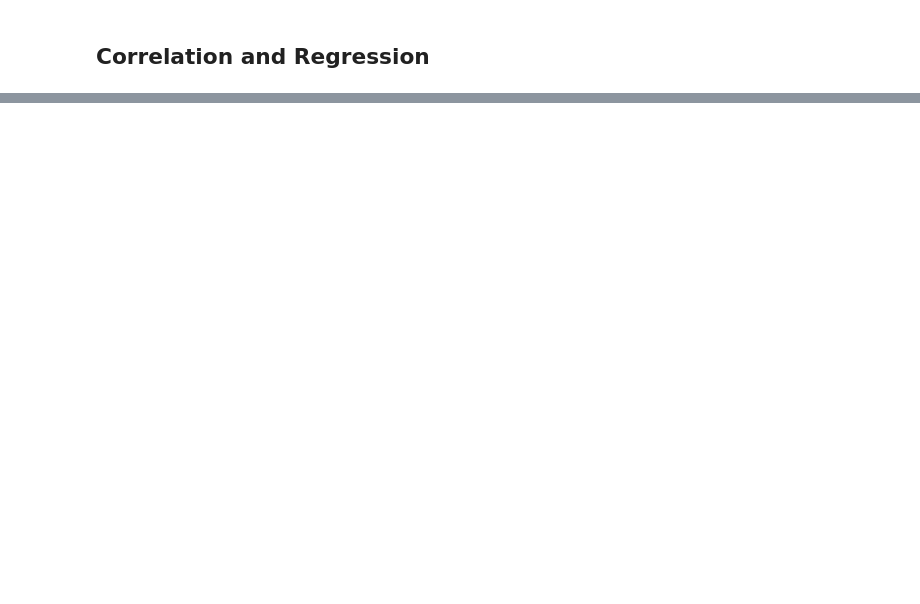
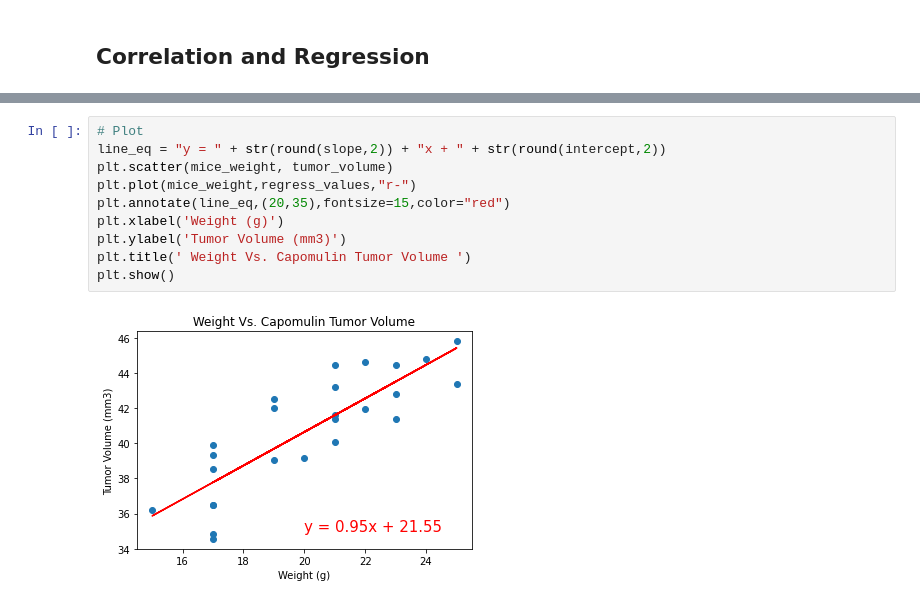
Before and after one commit to Ehurst224/MatPlotLib_SCC_Analysis, a Jupyter notebook: Pymaceuticals/pymaceuticals_starter.ipynb, the cells around one changed output, grey strips where cells are left out. Drawn from its saved outputs; the diff is of its cells as text; blank space fills up the shorter version.

```diff
--- a/Pymaceuticals/pymaceuticals_starter.ipynb
+++ b/Pymaceuticals/pymaceuticals_starter.ipynb
@@ -230,0 +285,12 @@ Values above 65.56092039375002 could be outliers.
+# %%
+# Plot
+line_eq = "y = " + str(round(slope,2)) + "x + " + str(round(intercept,2))
+plt.scatter(mice_weight, tumor_volume)
+plt.plot(mice_weight,regress_values,"r-")
+plt.annotate(line_eq,(20,35),fontsize=15,color="red")
+plt.xlabel('Weight (g)')
+plt.ylabel('Tumor Volume (mm3)')
+plt.title(' Weight Vs. Capomulin Tumor Volume ')
+plt.show()
+# %% [output]
+[figure, added]
```
Also changed, not shown: parts of 9 cells of this notebook.
